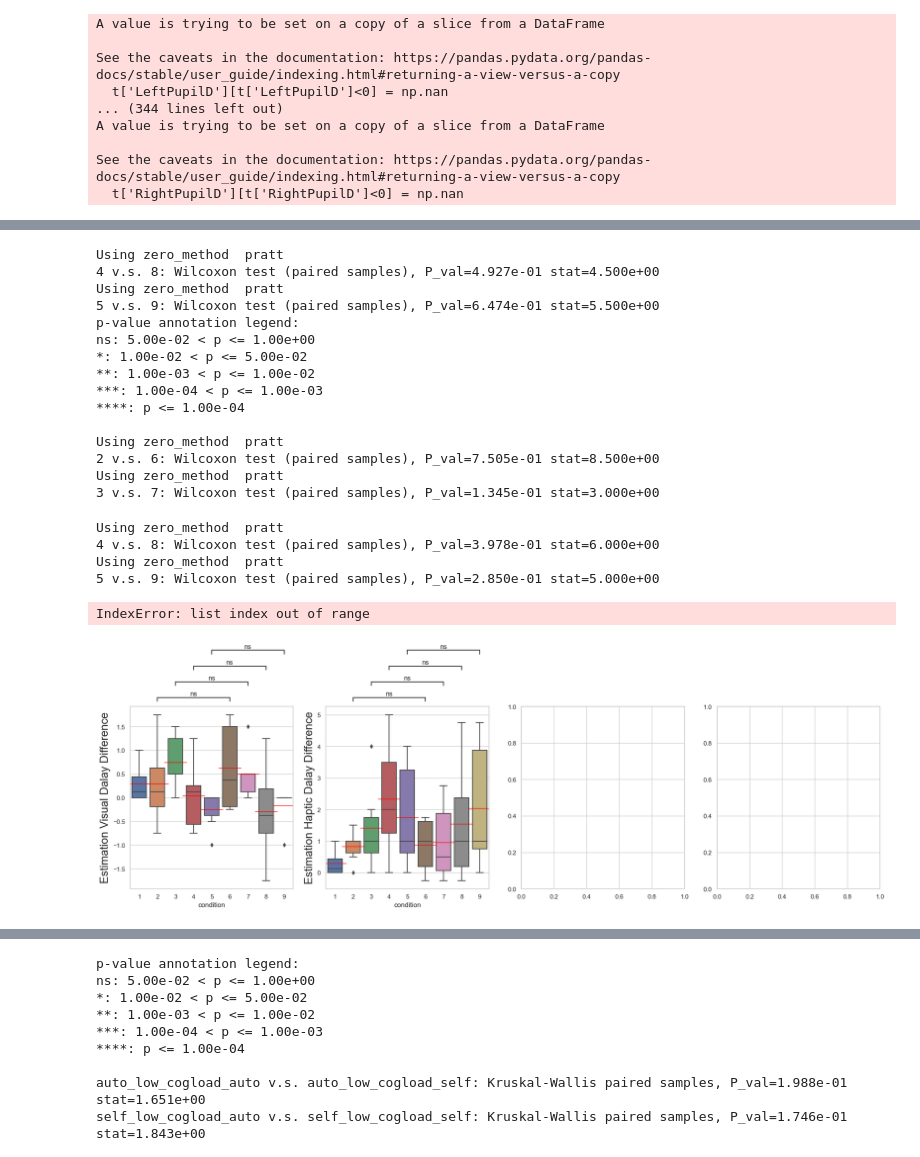
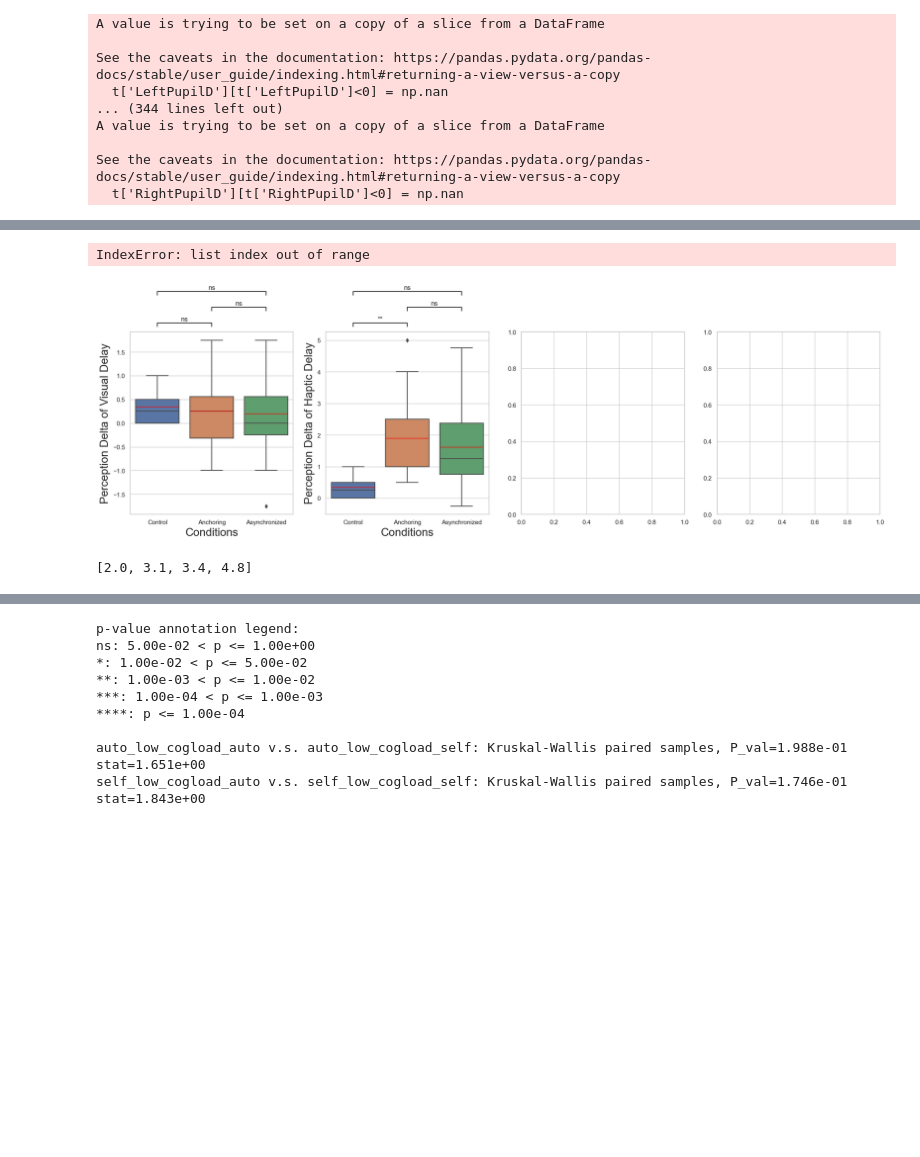
Before and after one commit to Tianyu-Zhou/NASA_phase_2, a Jupyter notebook: nasa_2022_11.ipynb, the cells around one changed output, grey strips where cells are left out. Cells and saved outputs as stored; diff of their text form; code cells hidden in the pictures; blank space fills up the shorter version.

```diff
--- a/nasa_2022_11.ipynb
+++ b/nasa_2022_11.ipynb
@@ -361,7 +477,7 @@ for i in [13,15,17,19,21]:
 for i in [14,16,18,20,22]:
     estimation_dalay_pd['haptic_delay_difference_total'] = estimation_dalay_pd['haptic_delay_difference_total'] + estimation_dalay_pd.iloc[:,i]
 # %%
-estimation_dalay_pd = pd.read_excel('../../data/2022_11_09/estimation_dalay_pd.xlsx')
+estimation_dalay_pd = pd.read_excel('../data/estimation_dalay_pd.xlsx')
 # %%
 estimation_dalay_pd
 # %% [output]
@@ -386,32 +502,29 @@ estimation_dalay_pd
 ### pair analysis visualization
 sns.set(style = 'whitegrid')
 x = 'condition'
-y_list = ["visual_delay_difference","haptic_delay_difference"]
-order = [1,2,3,4,5,6,7,8,9]
-method = 'Wilcoxon'
-# method = 'Kruskal'
+y_list = ["visual_delay_difference","haptic_delay_difference"]; y_name = ["Perception Delta of Visual Delay","Perception Delta of Haptic Delay"]
+# order = [1,2,3,4,5,6,7,8,9]
+order = ["Control","Anchoring","Asynchronized"]
+
+# method = 'Wilcoxon'
+method = 'Kruskal'
 data = estimation_dalay_pd
-# box_pairs=[
-#          (order[0], order[1]),
-#          (order[0], order[2]),
-#          (order[0], order[3]),
-#          (order[1], order[2]),
-#          (order[1], order[3]),
-#          (order[2], order[3]),
-#             ]
+box_pairs=[
+         (order[0], order[1]),
+         (order[0], order[2]),
+         # (order[0], order[3]),
+         (order[1], order[2]),
+         # (order[1], order[3]),
+         # (order[2], order[3]),
+            ]
+
 # box_pairs=[
 #          (order[1], order[5]),
 #          (order[2], order[6]),
 #          (order[3], order[7]),
 #          (order[4], order[8]),
 #             ]
-box_pairs=[
-         (order[1], order[5]),
-         (order[2], order[6]),
-         (order[3], order[7]),
-         (order[4], order[8]),
-            ]
-average_line_length = "40"
+average_line_length = "76"
 
 
 fig, axes = plt.subplots(1,4, figsize=(24,6), dpi=100)
@@ -426,7 +539,8 @@ test_results = add_stat_annotation(ax=axes[0], data=data, x=x, y=y, order=order,
                                  # stats_params={'alternative': 'less'}
                                  )
 # axes[0].set(xlabel = method + ' analysis between groups', ylabel=y)
-axes[0].set_ylabel('Estimation Visual Dalay Difference', fontsize = 20)
+axes[0].set_xlabel("Conditions", fontsize = 20)
+axes[0].set_ylabel(y_name[0], fontsize = 20)
 
 y = y_list[1]
 axes[1] = sns.boxplot(ax = axes[1],data=data, x=x, y=y,order=order, showmeans=True, meanprops={"marker":"_","markerfacecolor":"white","markeredgecolor":"red","markersize":average_line_length})
@@ -438,7 +552,8 @@ test_results = add_stat_annotation(ax=axes[1], data=data, x=x, y=y,order=order,
                                  # stats_params={'alternative': 'less'}
                                  )
 # axes[1].set(xlabel = method + ' analysis between groups', ylabel=y)
-axes[1].set_ylabel('Estimation Haptic Dalay Difference', fontsize = 20)
+axes[1].set_xlabel("Conditions", fontsize = 20)
+axes[1].set_ylabel(y_name[1], fontsize = 20)
 
 
 y = y_list[2]
@@ -477,21 +601,2 @@ Using zero_method  pratt
-Using zero_method  pratt
-4 v.s. 8: Wilcoxon test (paired samples), P_val=4.927e-01 stat=4.500e+00
-Using zero_method  pratt
-5 v.s. 9: Wilcoxon test (paired samples), P_val=6.474e-01 stat=5.500e+00
-p-value annotation legend:
-ns: 5.00e-02 < p <= 1.00e+00
-*: 1.00e-02 < p <= 5.00e-02
-**: 1.00e-03 < p <= 1.00e-02
-***: 1.00e-04 < p <= 1.00e-03
-****: p <= 1.00e-04
-
-Using zero_method  pratt
-2 v.s. 6: Wilcoxon test (paired samples), P_val=7.505e-01 stat=8.500e+00
-Using zero_method  pratt
-3 v.s. 7: Wilcoxon test (paired samples), P_val=1.345e-01 stat=3.000e+00
+IndexError: list index out of range
-Using zero_method  pratt
-4 v.s. 8: Wilcoxon test (paired samples), P_val=3.978e-01 stat=6.000e+00
-Using zero_method  pratt
-5 v.s. 9: Wilcoxon test (paired samples), P_val=2.850e-01 stat=5.000e+00
-IndexError: list index out of range
-[figure, old version]
+[figure, new version]
@@ -497,0 +629,4 @@ IndexError: list index out of range
+# %%
+mean_asynchronized
+# %% [output]
+[2.0, 3.1, 3.4, 4.8]
```
Also changed, not shown: parts of 16 cells of this notebook.
